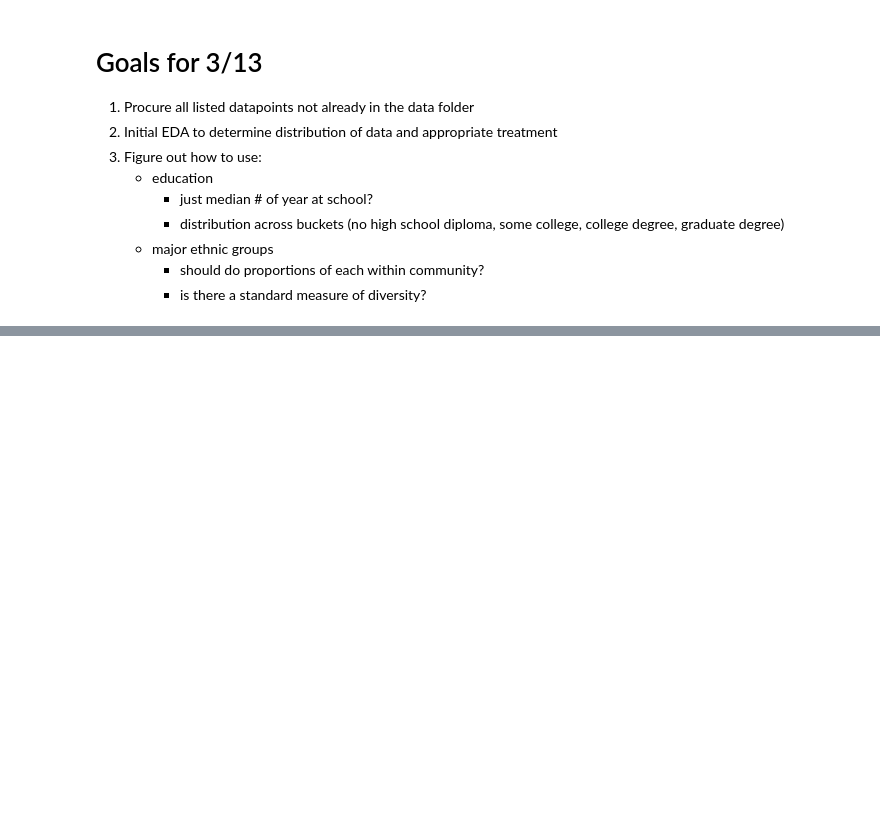
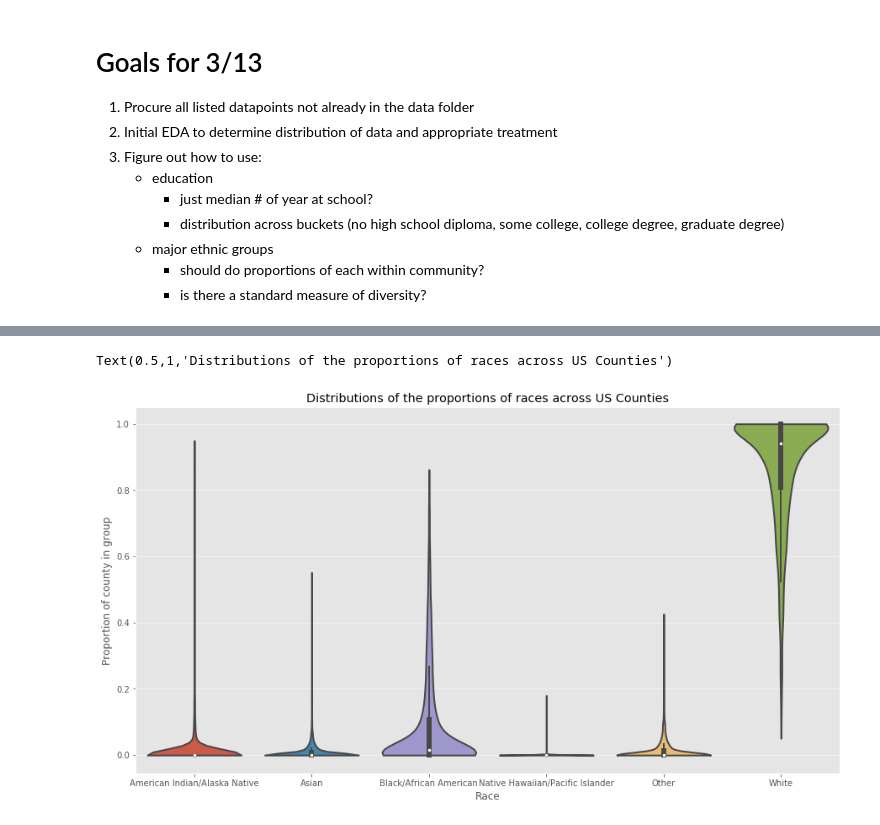
Before and after one commit to frechfrechfrech/Income_Inequality, a Jupyter notebook: Initial Census Data Exploration.ipynb, the cells around one changed output, grey strips where cells are left out. Cells and saved outputs as stored; diff of their text form; code cells hidden in the pictures; blank space fills up the shorter version.

```diff
--- a/Initial Census Data Exploration.ipynb
+++ b/Initial Census Data Exploration.ipynb
@@ -74,0 +58,5 @@ acs_15.columns.levels;
+# %%
+def convert_to_pct_columns(df, column_names_to_pct, denom_column_name):
+    for column_name in column_names_to_pct:
+        df[column_name] = df[column_name]/df[denom_column_name]
+    return df
@@ -74,0 +211,15 @@ acs_15.columns.levels;
+# %%
+fig, ax = plt.subplots(1, figsize=(15,8))
+
+race_pivot.describe().round(2)
+race_pivot.columns
+sns.violinplot(data=race_pivot.loc[:,['American Indian/Alaska Native', 'Asian',
+       'Black/African American', 'Native Hawaiian/Pacific Islander', 'Other',
+       'White']],ax=ax, scale='count', cut=0)
+
+ax.set_ylabel('Proportion of county in group')
+ax.set_xlabel('Race')
+ax.set_title('Distributions of the proportions of races across US Counties')
+# %% [output]
+Text(0.5,1,'Distributions of the proportions of races across US Counties')
+[figure, added]
```
Also changed, not shown: parts of 18 cells of this notebook, 9 other files.
